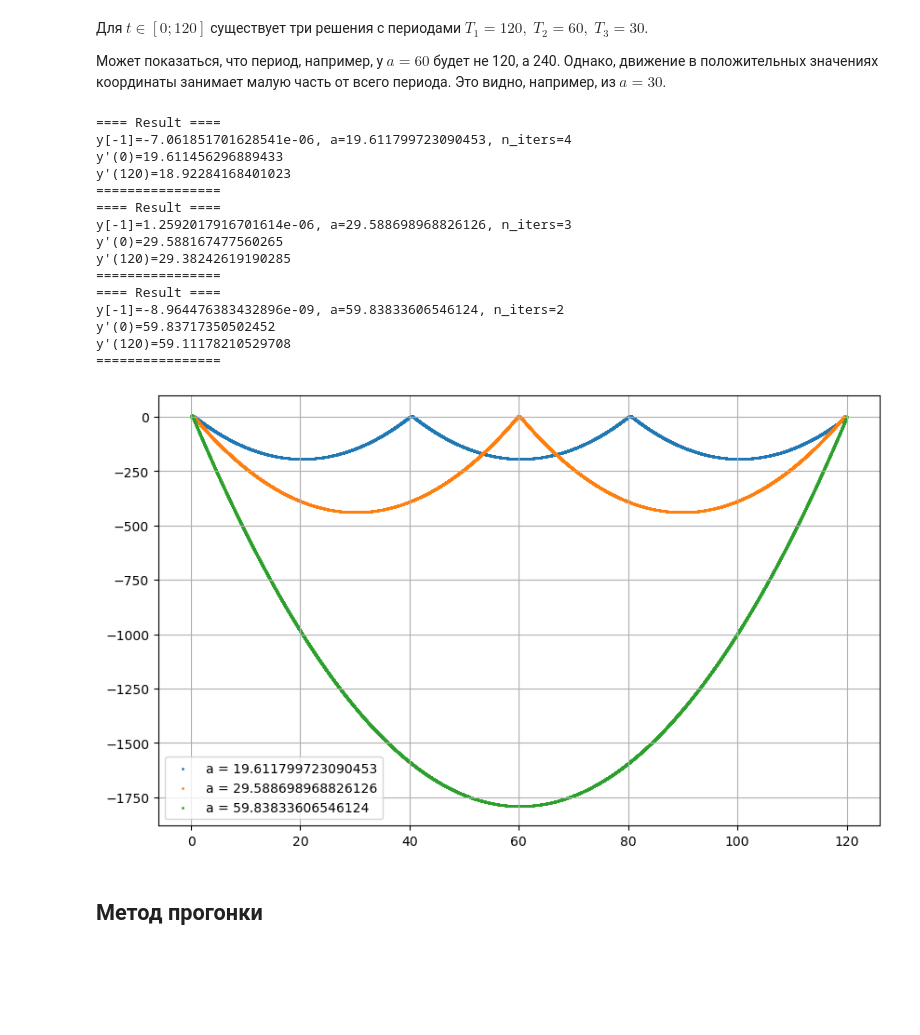
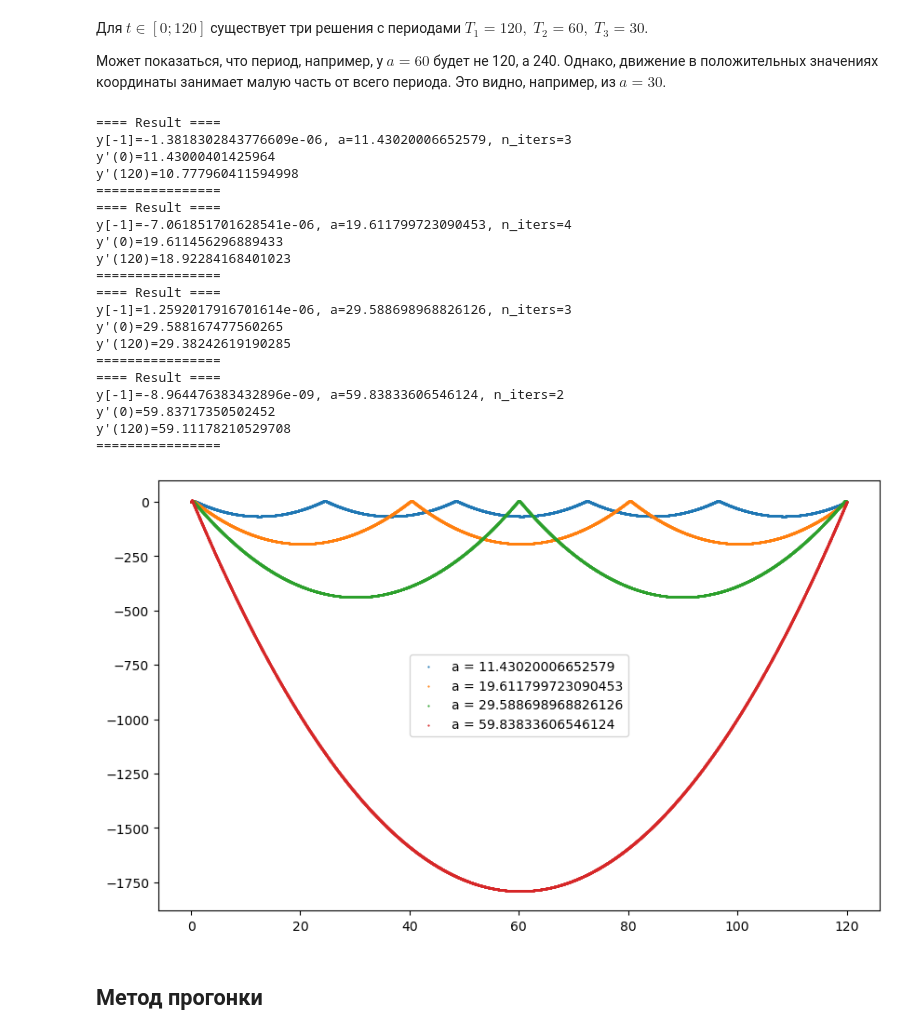
Before and after one commit to futherus/computational_math, a Jupyter notebook: lab7_boundary/boundary.ipynb, the cells around one changed output. Saved outputs shown, nothing was run; the diff lists cells and outputs as text; code cells hidden in the pictures; blank space fills up the shorter version.

```diff
--- a/lab7_boundary/boundary.ipynb
+++ b/lab7_boundary/boundary.ipynb
@@ -126,37 +126,44 @@ def displayResult(t, y, a, n_iters, draw=True):
     print(f"================")
 
     if draw:
-        plt.scatter(t, y, s=1, label=f"a = {a}")
+        plt.scatter(t, y, s=0.3, label=f"a = {a}")
         plt.grid()
         plt.legend()
 
 draw = True
 if draw:
     plt.figure(figsize=(10, 6))
 
+t, y, a, n_iters = shootingMethod(f, t_begin, y_begin, t_end, y_end, a=11, h=0.01)
+displayResult(t, y, a, n_iters, draw)
 t, y, a, n_iters = shootingMethod(f, t_begin, y_begin, t_end, y_end, a=19, h=0.01)
 displayResult(t, y, a, n_iters, draw)
 t, y, a, n_iters = shootingMethod(f, t_begin, y_begin, t_end, y_end, a=32, h=0.01)
 displayResult(t, y, a, n_iters, draw)
 t, y, a, n_iters = shootingMethod(f, t_begin, y_begin, t_end, y_end, a=61, h=0.01)
 displayResult(t, y, a, n_iters, draw)
 # %% [output]
+==== Result ====
+y[-1]=-1.3818302843776609e-06, a=11.43020006652579, n_iters=3
+y'(0)=11.43000401425964
+y'(120)=10.777960411594998
+================
 ==== Result ====
 y[-1]=-7.061851701628541e-06, a=19.611799723090453, n_iters=4
 y'(0)=19.611456296889433
 y'(120)=18.92284168401023
 ================
 ==== Result ====
 y[-1]=1.2592017916701614e-06, a=29.588698968826126, n_iters=3
 y'(0)=29.588167477560265
 y'(120)=29.38242619190285
 ================
 ==== Result ====
 y[-1]=-8.964476383432896e-09, a=59.83833606546124, n_iters=2
 y'(0)=59.83717350502452
 y'(120)=59.11178210529708
 ================
-[figure, old version]
+[figure, new version]
 # %% [markdown]
 ## Метод прогонки
 # %% [markdown]
```
